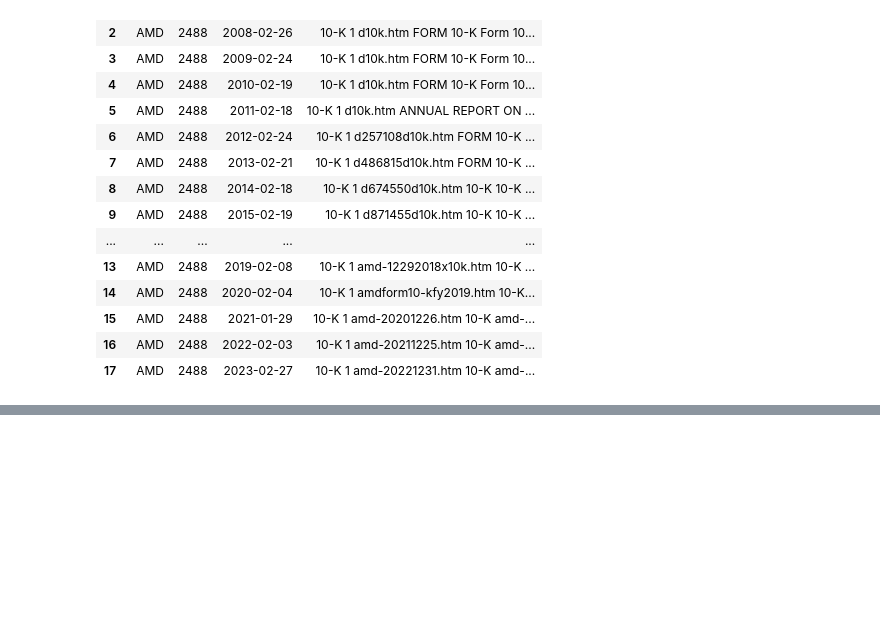
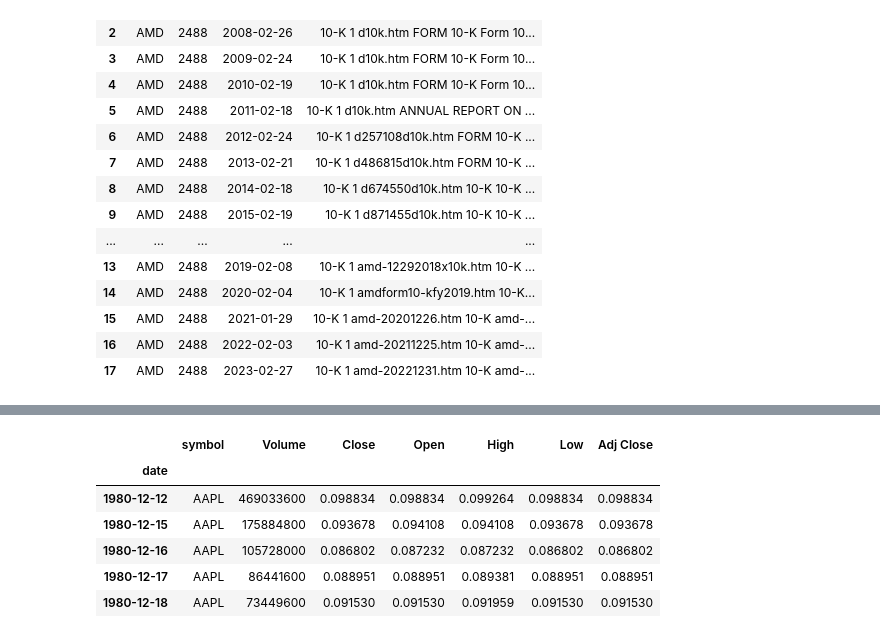
Before and after one commit to 007seann/Generation-of-Supervised-Sentiment-Metrics-for-Return-and-Volatility-Prediction-from-10-K-Filings, a Jupyter notebook: scaleUp/test.ipynb, the cells around one changed output, grey strips where cells are left out. Saved outputs shown, nothing was run; the diff lists cells and outputs as text; code cells hidden in the pictures; blank space fills up the shorter version.

```diff
--- a/scaleUp/test.ipynb
+++ b/scaleUp/test.ipynb
@@ -151,0 +334,10 @@ df
+# %%
+time_series.head()
+# %% [output]
+|  | symbol | Volume | Close | Open | High | Low | Adj Close |
+| date |  |  |  |  |  |  |  |
+| 1980-12-12 | AAPL | 469033600 | 0.098834 | 0.098834 | 0.099264 | 0.098834 | 0.098834 |
+| 1980-12-15 | AAPL | 175884800 | 0.093678 | 0.094108 | 0.094108 | 0.093678 | 0.093678 |
+| 1980-12-16 | AAPL | 105728000 | 0.086802 | 0.087232 | 0.087232 | 0.086802 | 0.086802 |
+| 1980-12-17 | AAPL | 86441600 | 0.088951 | 0.088951 | 0.089381 | 0.088951 | 0.088951 |
+| 1980-12-18 | AAPL | 73449600 | 0.091530 | 0.091530 | 0.091959 | 0.091530 | 0.091530 |
```
Also changed, not shown: parts of 17 cells of this notebook, 25 other files.
